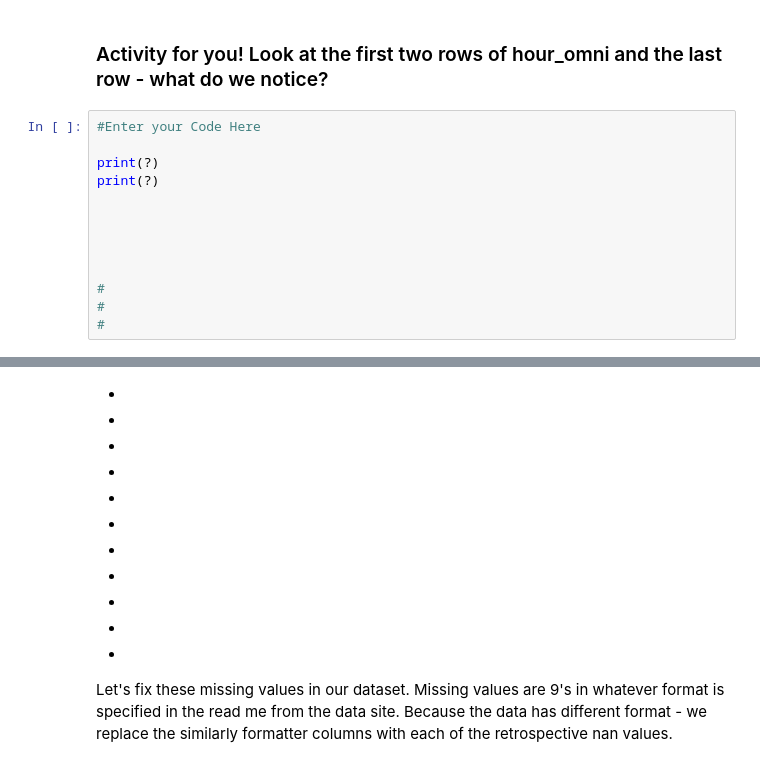
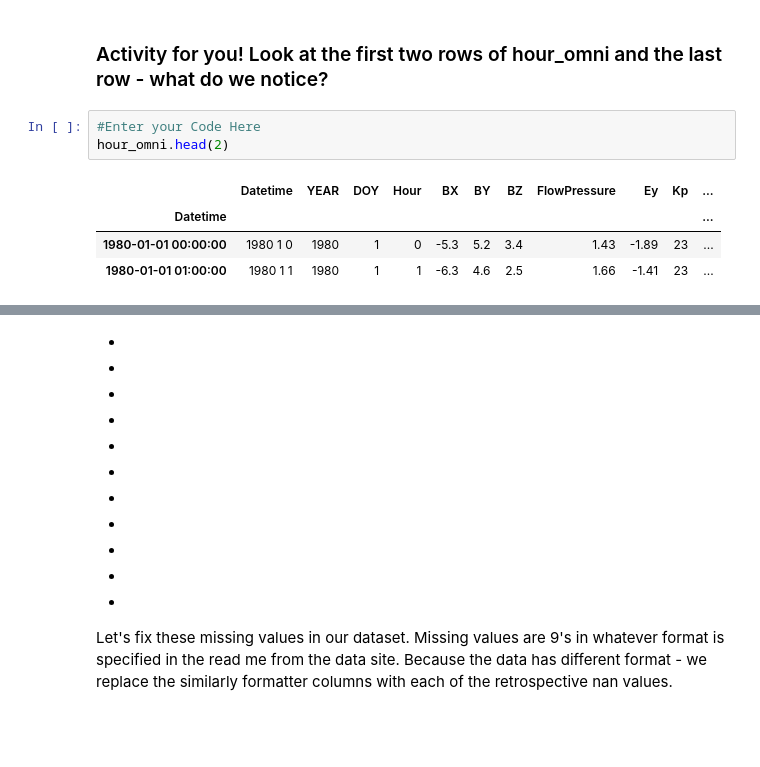
Before and after one commit to clasp423/data_vis_statistics_geosciences, a Jupyter notebook: Lab 6/lab6_space_weather_classifiers.ipynb, the cells around one changed output, grey strips where cells are left out. Saved outputs shown, nothing was run; the diff lists cells and outputs as text; blank space fills up the shorter version.

```diff
--- a/Lab 6/lab6_space_weather_classifiers.ipynb
+++ b/Lab 6/lab6_space_weather_classifiers.ipynb
@@ -159,14 +158,9 @@ hour_omni.index = pd.to_datetime(hour_omni['Datetime'], infer_datetime_format =
 ### Activity for you! Look at the first two rows of hour_omni and the last row - what do we notice?
 # %%
 #Enter your Code Here
-
-print(?)
-print(?)
-
-
-
-
-
-#
-#
-#
+hour_omni.head(2)
+# %% [output]
+|  | Datetime | YEAR | DOY | Hour | BX | BY | BZ | FlowPressure | Ey | Kp | ... |
+| Datetime |  |  |  |  |  |  |  |  |  |  | ... |
+| 1980-01-01 00:00:00 | 1980 1 0 | 1980 | 1 | 0 | -5.3 | 5.2 | 3.4 | 1.43 | -1.89 | 23 | ... |
+| 1980-01-01 01:00:00 | 1980 1 1 | 1980 | 1 | 1 | -6.3 | 4.6 | 2.5 | 1.66 | -1.41 | 23 | ... |
```
Also changed, not shown: parts of 23 cells of this notebook, 27 other files.
